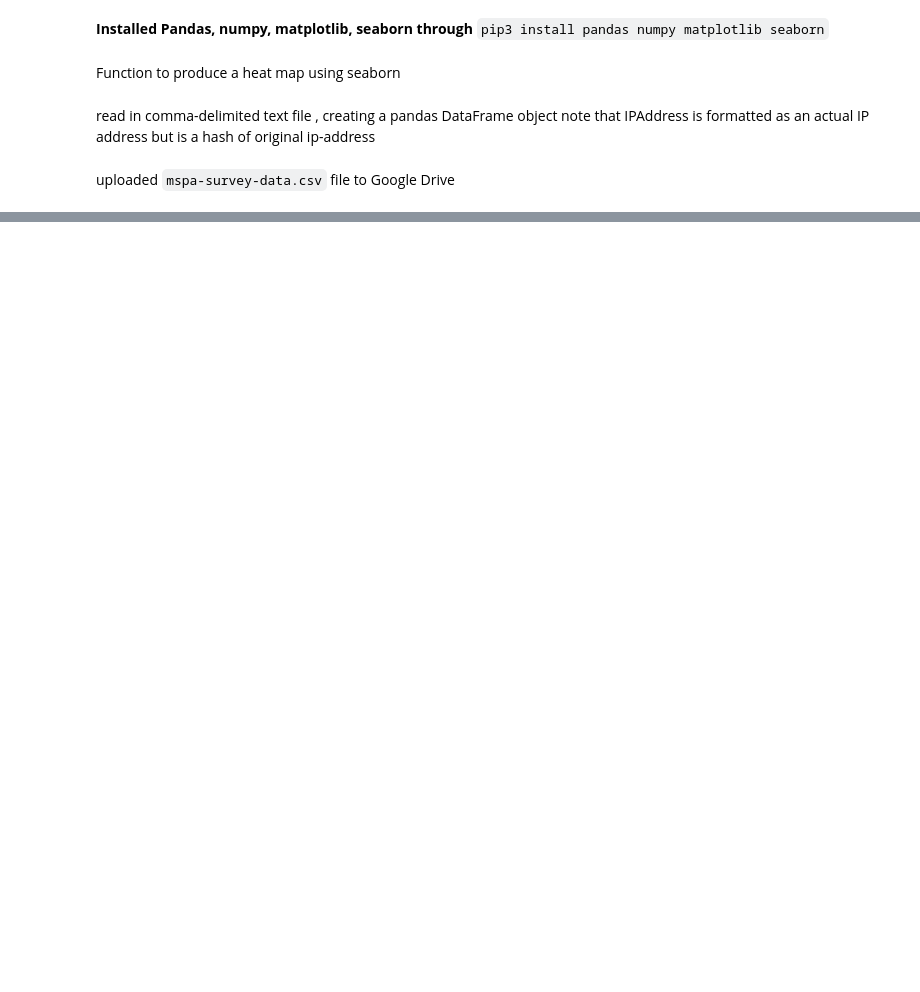
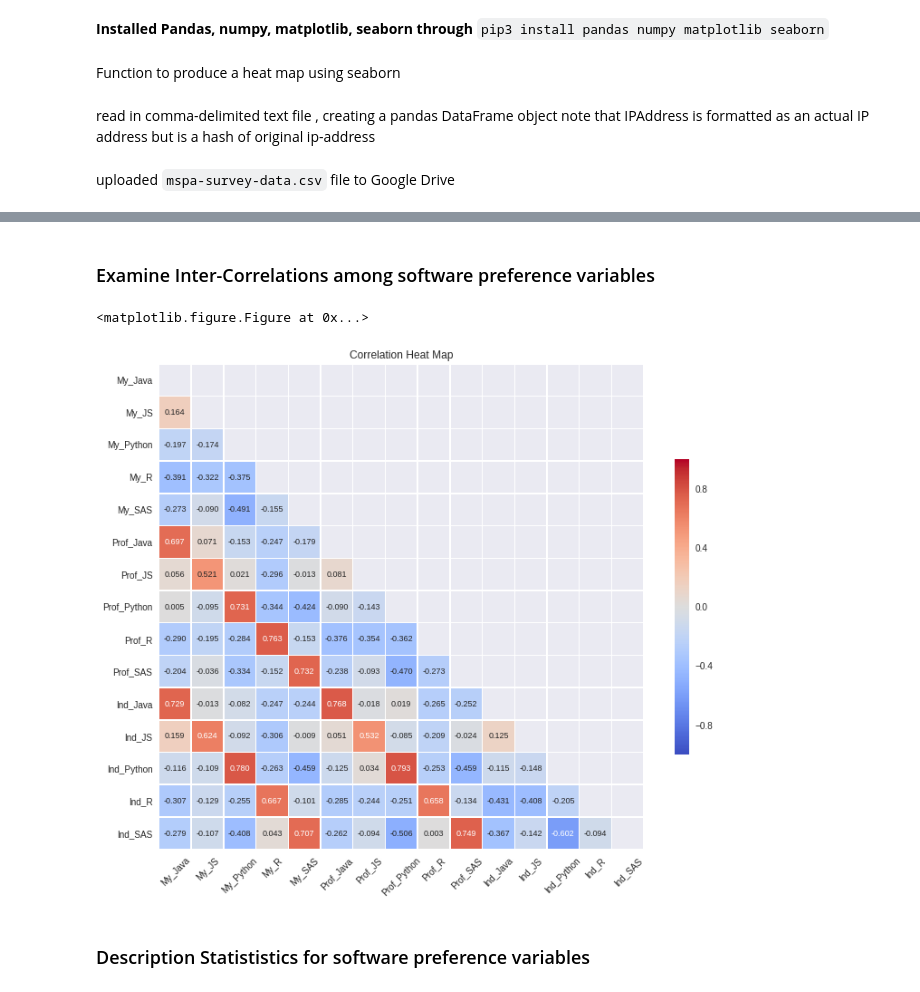
Before and after one commit to DataScience-RajKapoor/ds_422, a Jupyter notebook: MSDS422_Assignment1_KapoorRaj.ipynb, the cells around one changed output, grey strips where cells are left out. Drawn from its saved outputs; the diff is of its cells as text; code cells hidden in the pictures; blank space fills up the shorter version.

```diff
--- a/MSDS422_Assignment1_KapoorRaj.ipynb
+++ b/MSDS422_Assignment1_KapoorRaj.ipynb
@@ -20,0 +181,2 @@ valid_su
+# %%
+software_df = survey_df.loc[:,'My_Java':'Ind_SAS']
@@ -20,0 +309,9 @@ valid_su
+# %% [markdown]
+### Examine Inter-Correlations among software preference variables
+# %%
+corr_chart(df_corr = software_df)
+# %% [output]
+<matplotlib.figure.Figure at 0x...>
+[figure, added]
+# %% [markdown]
+### Description Statististics for software preference variables
```
Also changed, not shown: parts of 48 cells of this notebook.
